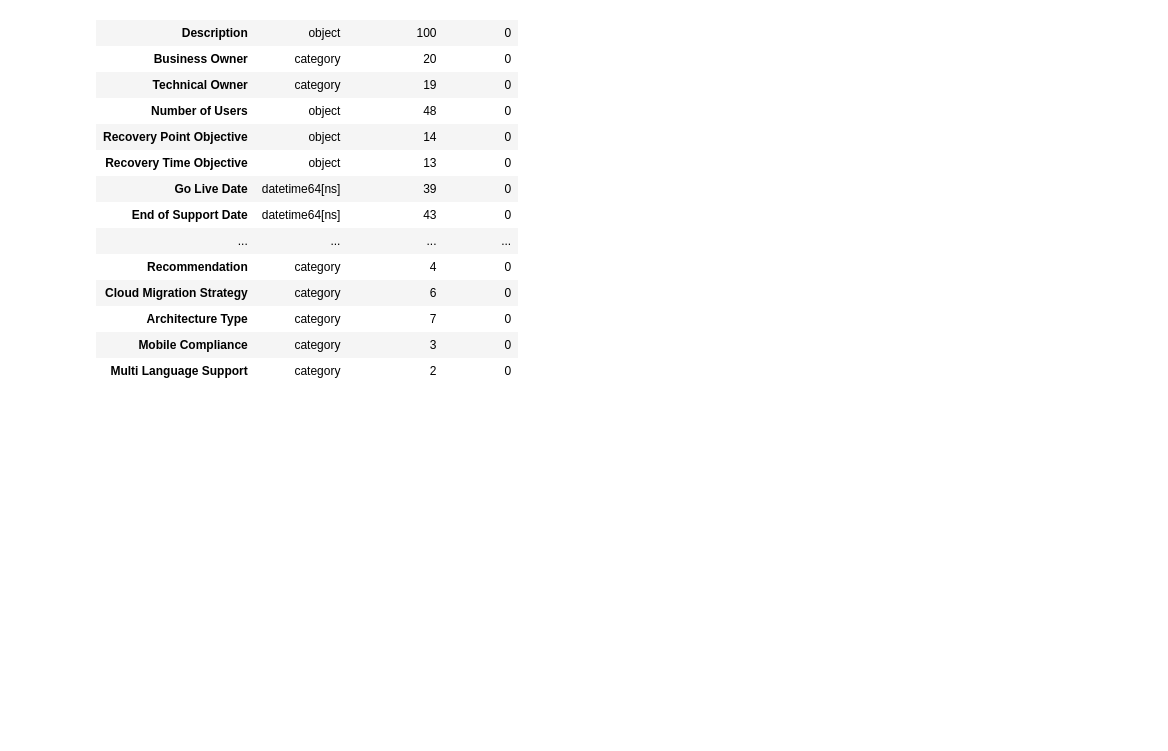
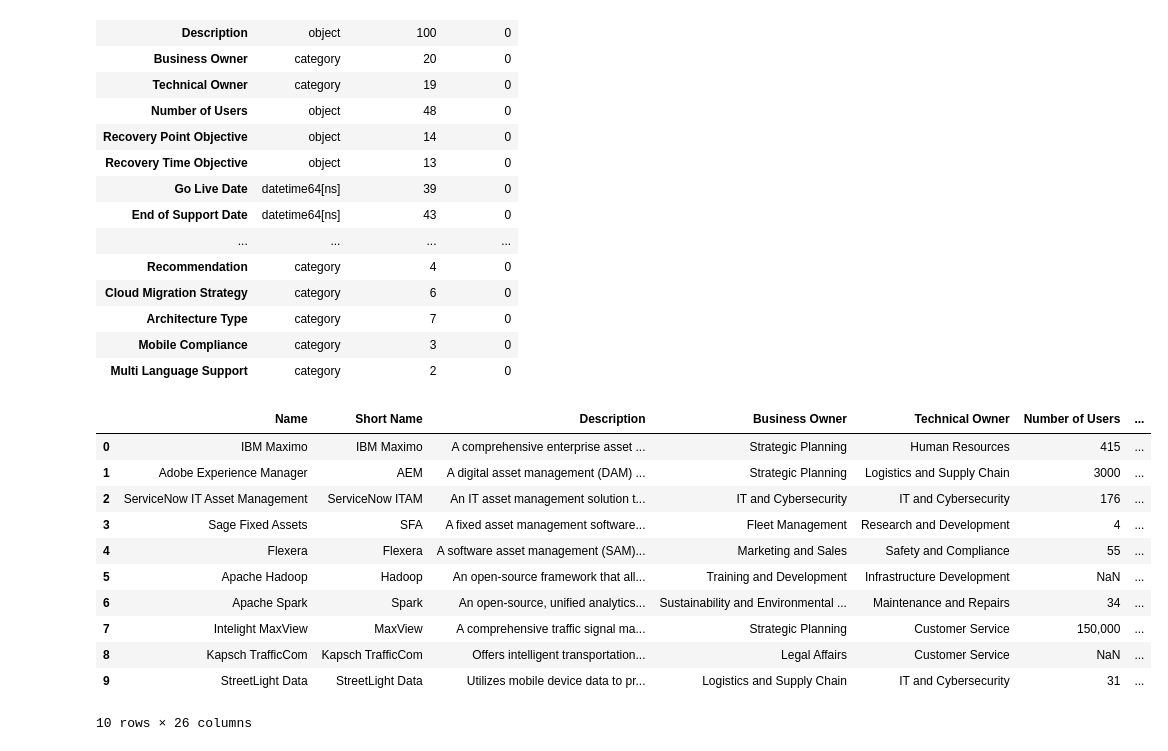
Before and after one commit to syedfaiqueali/Kaggle-Notebooks, a Jupyter notebook: data-cleaning.ipynb, the cells around one changed output. Cells and saved outputs as stored; diff of their text form; code cells hidden in the pictures; blank space fills up the shorter version.

Commit message:
Kaggle Notebook | Data Cleaning | Version 5

```diff
--- a/data-cleaning.ipynb
+++ b/data-cleaning.ipynb
@@ -245,3 +256,18 @@ quality_issues
 | Architecture Type | category | 7 | 0 |
 | Mobile Compliance | category | 3 | 0 |
 | Multi Language Support | category | 2 | 0 |
+# %%
+df_uncleaned.head(10)
+# %% [output]
+|  | Name | Short Name | Description | Business Owner | Technical Owner | Number of Users | ... |
+| 0 | IBM Maximo | IBM Maximo | A comprehensive enterprise asset ... | Strategic Planning | Human Resources | 415 | ... |
+| 1 | Adobe Experience Manager | AEM | A digital asset management (DAM) ... | Strategic Planning | Logistics and Supply Chain | 3000 | ... |
+| 2 | ServiceNow IT Asset Management | ServiceNow ITAM | An IT asset management solution t... | IT and Cybersecurity | IT and Cybersecurity | 176 | ... |
+| 3 | Sage Fixed Assets | SFA | A fixed asset management software... | Fleet Management | Research and Development | 4 | ... |
+| 4 | Flexera | Flexera | A software asset management (SAM)... | Marketing and Sales | Safety and Compliance | 55 | ... |
+| 5 | Apache Hadoop | Hadoop | An open-source framework that all... | Training and Development | Infrastructure Development | NaN | ... |
+| 6 | Apache Spark | Spark | An open-source, unified analytics... | Sustainability and Environmental ... | Maintenance and Repairs | 34 | ... |
+| 7 | Intelight MaxView | MaxView | A comprehensive traffic signal ma... | Strategic Planning | Customer Service | 150,000 | ... |
+| 8 | Kapsch TrafficCom | Kapsch TrafficCom | Offers intelligent transportation... | Legal Affairs | Customer Service | NaN | ... |
+| 9 | StreetLight Data | StreetLight Data | Utilizes mobile device data to pr... | Logistics and Supply Chain | IT and Cybersecurity | 31 | ... |
+10 rows × 26 columns
```
Also changed, not shown: parts of 3 cells of this notebook.
